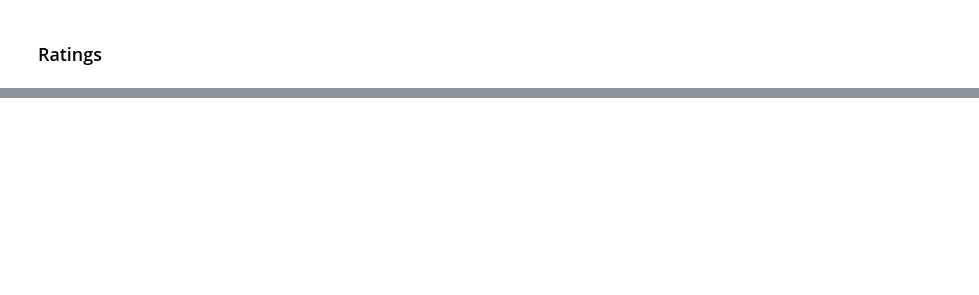
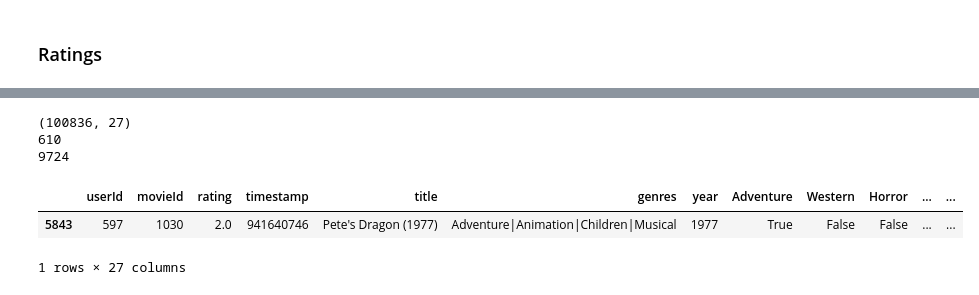
Before and after one commit to datarian-kr/reco, a Jupyter notebook: sunmi/movies 데이터 정제 & EDA.ipynb, the cells around one changed output, grey strips where cells are left out. Drawn from its saved outputs; the diff is of its cells as text; code cells hidden in the pictures; blank space fills up the shorter version.

```diff
--- a/sunmi/movies 데이터 정제 & EDA.ipynb
+++ b/sunmi/movies 데이터 정제 & EDA.ipynb
@@ -217,0 +183,13 @@ ratings
+# %%
+ratings_ = ratings.merge(movies, on='movieId')
+print(ratings_.shape)
+print(len(ratings_['userId'].unique()))
+print(len(ratings_['movieId'].unique())) # 610명 유저의, 9724개의 영화에 대한 기록
+ratings_.sample(1)
+# %% [output]
+(100836, 27)
+610
+9724
+|  | userId | movieId | rating | timestamp | title | genres | year | Adventure | Western | Horror | ... | ... |
+| 5843 | 597 | 1030 | 2.0 | 941640746 | Pete's Dragon (1977) | Adventure|Animation|Children|Musical | 1977 | True | False | False | ... | ... |
+1 rows × 27 columns
```
Also changed, not shown: parts of 10 cells of this notebook.
